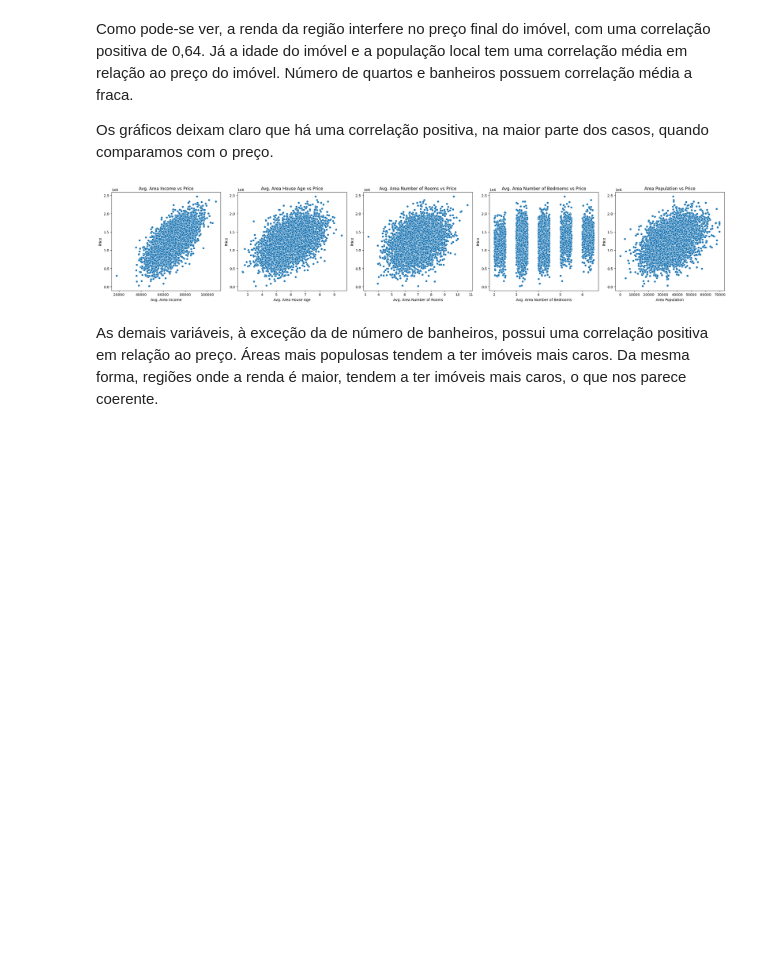
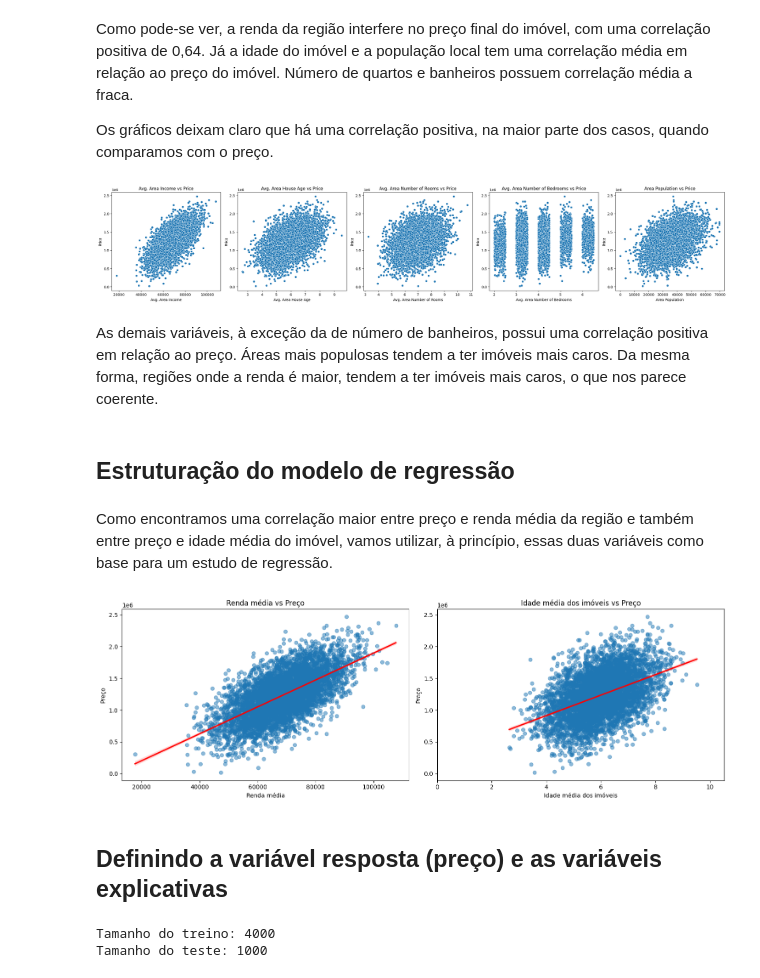
Before and after one commit to arqmarcel/precos_imoveis, a Jupyter notebook: preco_imoveis.ipynb, the cells around one changed output. Drawn from its saved outputs; the diff is of its cells as text; code cells hidden in the pictures; blank space fills up the shorter version.

Commit message:
Fechando o modelo de regressão linear múltipla.

```diff
--- a/preco_imoveis.ipynb
+++ b/preco_imoveis.ipynb
@@ -278,3 +279,33 @@ plt.show()
 As demais variáveis, à exceção da de número de banheiros, possui uma correlação positiva em relação ao preço.
 Áreas mais populosas tendem a ter imóveis mais caros.
 Da mesma forma, regiões onde a renda é maior, tendem a ter imóveis mais caros, o que nos parece coerente.
+# %% [markdown]
+## Estruturação do modelo de regressão
+# %% [markdown]
+Como encontramos uma correlação maior entre preço e renda média da região e também entre preço e idade média do imóvel, vamos utilizar, à princípio, essas duas variáveis como base para um estudo de regressão.
+# %%
+# Criando os subplots
+fig, axes = plt.subplots(nrows=1, ncols=2, figsize=(15, 5))
+
+# Primeiro gráfico no eixo [0]
+sns.regplot(x='Avg. Area Income', y='Price', data=df,
+            scatter_kws={'alpha': 0.5}, line_kws={'color': 'red'}, ax=axes[0])
+axes[0].set_title('Renda média vs Preço')
+axes[0].set_xlabel('Renda média')
+axes[0].set_ylabel('Preço')
+
+# Segundo gráfico no eixo [1]
+sns.regplot(x='Avg. Area House Age', y='Price', data=df,
+            scatter_kws={'alpha': 0.5}, line_kws={'color': 'red'}, ax=axes[1])
+axes[1].set_title('Idade média dos imóveis vs Preço')
+axes[1].set_xlabel('Idade média dos imóveis')
+axes[1].set_ylabel('Preço')
+
+# Ajusta o layout para evitar sobreposição e iniciando o eixo X em zero
+plt.xlim(0, max(df['Avg. Area House Age']) + 1)
+plt.tight_layout()
+plt.show()
+# %% [output]
+[figure, added]
+# %% [markdown]
+## Definindo a variável resposta (preço) e as variáveis explicativas
@@ -280,0 +327,8 @@ Da mesma forma, regiões onde a renda é maior, tendem a ter imóveis mais caros
+# %%
+# Tamanhos da base de treino e teste
+
+print(f"Tamanho do treino: {len(x_train)}")
+print(f"Tamanho do teste: {len(x_test)}")
+# %% [output]
+Tamanho do treino: 4000
+Tamanho do teste: 1000
```
Also changed, not shown: parts of 46 cells of this notebook, 4 other files.
